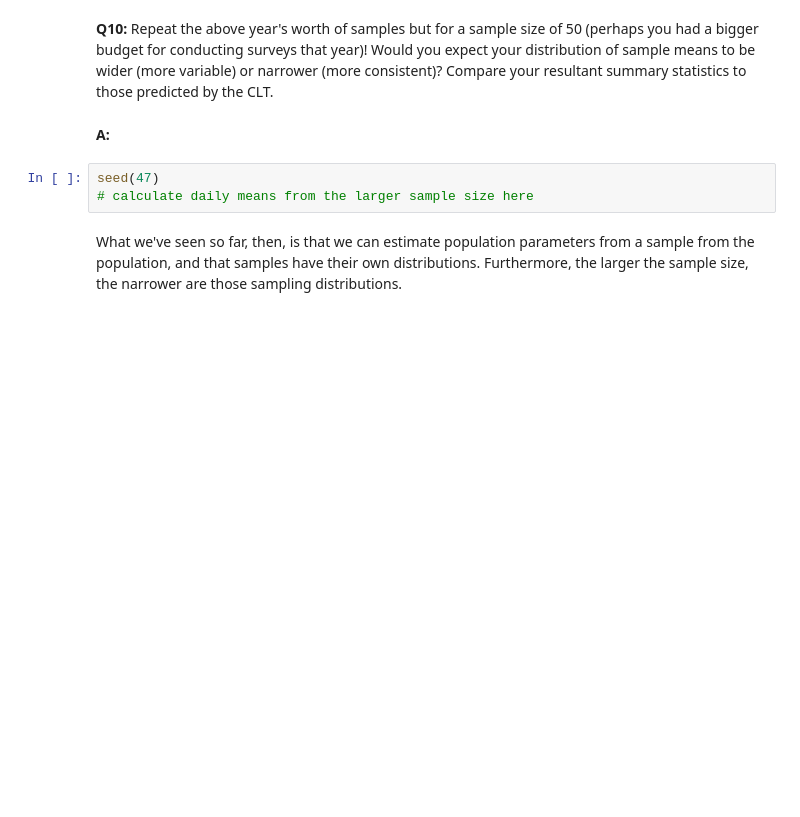
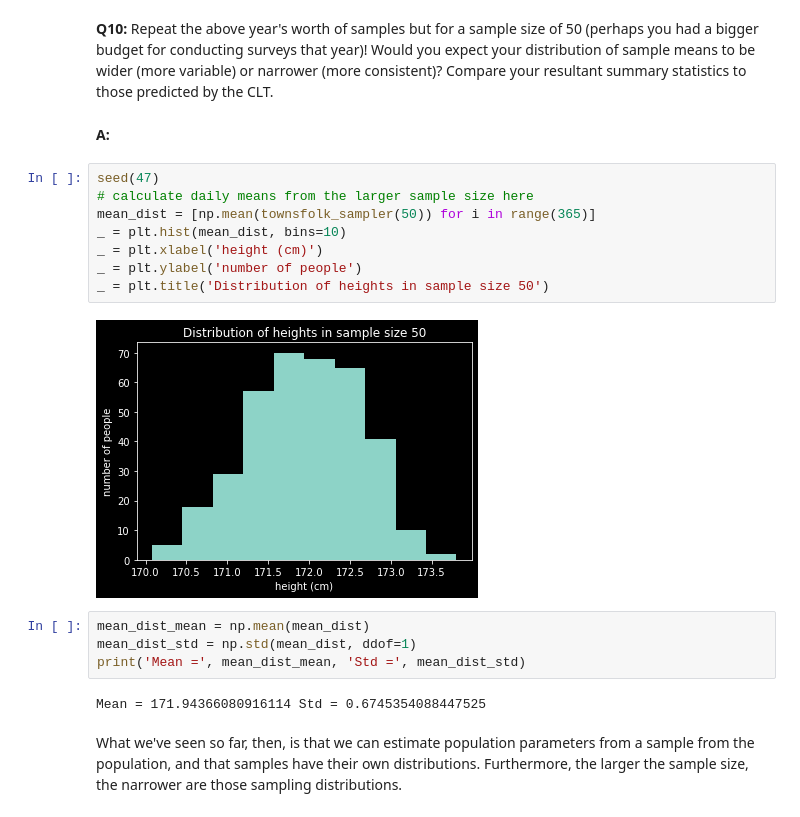
Before and after one commit to willkchan/Frequentist-Inference-Cast-Study, a Jupyter notebook: Frequentist Inference Case Study - Part A (3).ipynb, the cells around one changed output. Drawn from its saved outputs; the diff is of its cells as text; blank space fills up the shorter version.

```diff
--- a/Frequentist Inference Case Study - Part A (3).ipynb
+++ b/Frequentist Inference Case Study - Part A (3).ipynb
@@ -253,9 +269,22 @@ Remember, in this instance, we knew our population parameters, that the average
 __Q10:__ Repeat the above year's worth of samples but for a sample size of 50 (perhaps you had a bigger budget for conducting surveys that year)! Would you expect your distribution of sample means to be wider (more variable) or narrower (more consistent)? Compare your resultant summary statistics to those predicted by the CLT.
 # %% [markdown]
 __A:__
-# %%
-seed(47)
-# calculate daily means from the larger sample size here
+# %%
+seed(47)
+# calculate daily means from the larger sample size here
+mean_dist = [np.mean(townsfolk_sampler(50)) for i in range(365)]
+_ = plt.hist(mean_dist, bins=10)
+_ = plt.xlabel('height (cm)')
+_ = plt.ylabel('number of people')
+_ = plt.title('Distribution of heights in sample size 50')
+# %% [output]
+[figure, added]
+# %%
+mean_dist_mean = np.mean(mean_dist)
+mean_dist_std = np.std(mean_dist, ddof=1)
+print('Mean =', mean_dist_mean, 'Std =', mean_dist_std)
+# %% [output]
+Mean = 171.94366080916114 Std = 0.6745354088447525
 # %% [markdown]
 What we've seen so far, then, is that we can estimate population parameters from a sample from the population, and that samples have their own distributions. Furthermore, the larger the sample size, the narrower are those sampling distributions.
 # %% [markdown]
```
Also changed, not shown: parts of 22 cells of this notebook.
